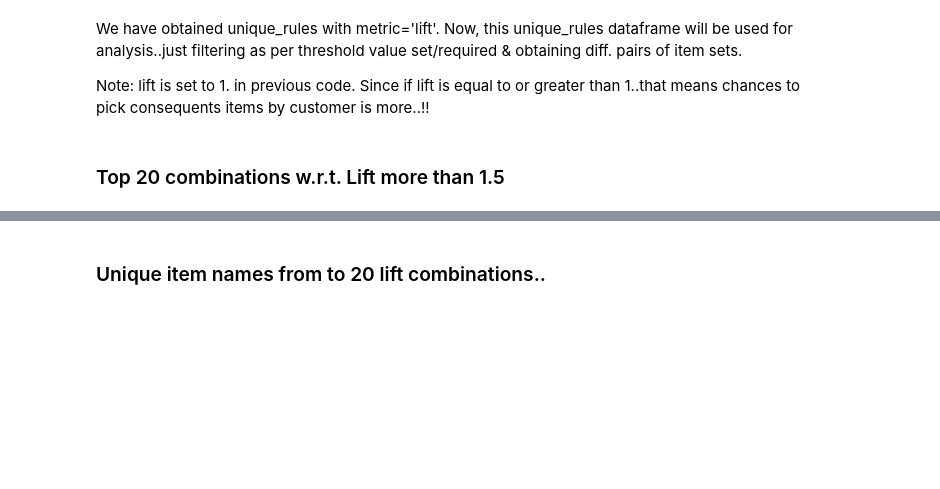
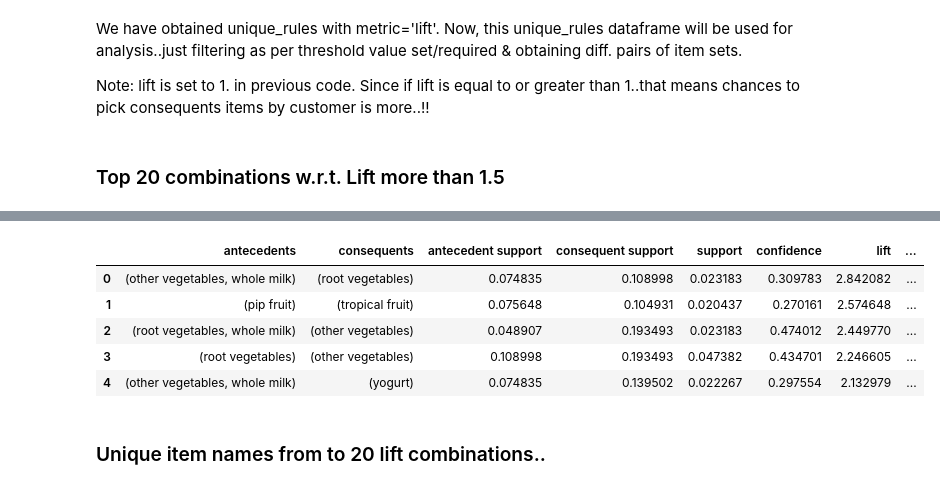
Before and after one commit to ShrikantUppin/Association_Rules, a Jupyter notebook: groceries_apriori_rules.ipynb, the cells around one changed output, grey strips where cells are left out. Cells and saved outputs as stored; diff of their text form; code cells hidden in the pictures; blank space fills up the shorter version.

```diff
--- a/groceries_apriori_rules.ipynb
+++ b/groceries_apriori_rules.ipynb
@@ -547,4 +547,4 @@ top_20 = unique_rules[unique_rules['lift']>1.5]
  ### Top 20 combinations w.r.t. Lift more than 1.5
 # %%
 top_20_sort = top_20.sort_values(by='lift', ascending=False)
-top_20_sort.head(20)
+top_20_sort.reset_index(inplace=True)
@@ -569,3 +551,14 @@ top_20_sort.head(20)
+# %%
+top_20_sort = top_20_sort.drop(['index'],axis=1)
+# %%
+top_20_sort.head()
+# %% [output]
+|  | antecedents | consequents | antecedent support | consequent support | support | confidence | lift | ... |
+| 0 | (other vegetables, whole milk) | (root vegetables) | 0.074835 | 0.108998 | 0.023183 | 0.309783 | 2.842082 | ... |
+| 1 | (pip fruit) | (tropical fruit) | 0.075648 | 0.104931 | 0.020437 | 0.270161 | 2.574648 | ... |
+| 2 | (root vegetables, whole milk) | (other vegetables) | 0.048907 | 0.193493 | 0.023183 | 0.474012 | 2.449770 | ... |
+| 3 | (root vegetables) | (other vegetables) | 0.108998 | 0.193493 | 0.047382 | 0.434701 | 2.246605 | ... |
+| 4 | (other vegetables, whole milk) | (yogurt) | 0.074835 | 0.139502 | 0.022267 | 0.297554 | 2.132979 | ... |
 # %% [markdown]
  ### Unique item names from to 20 lift combinations..
 # %%
```
Also changed, not shown: parts of 10 cells of this notebook.
